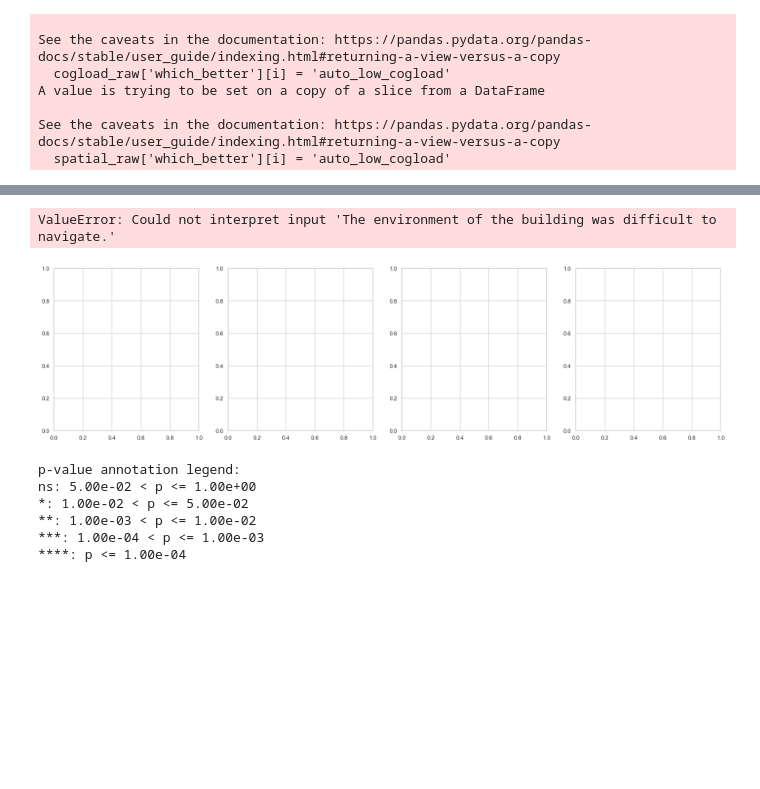
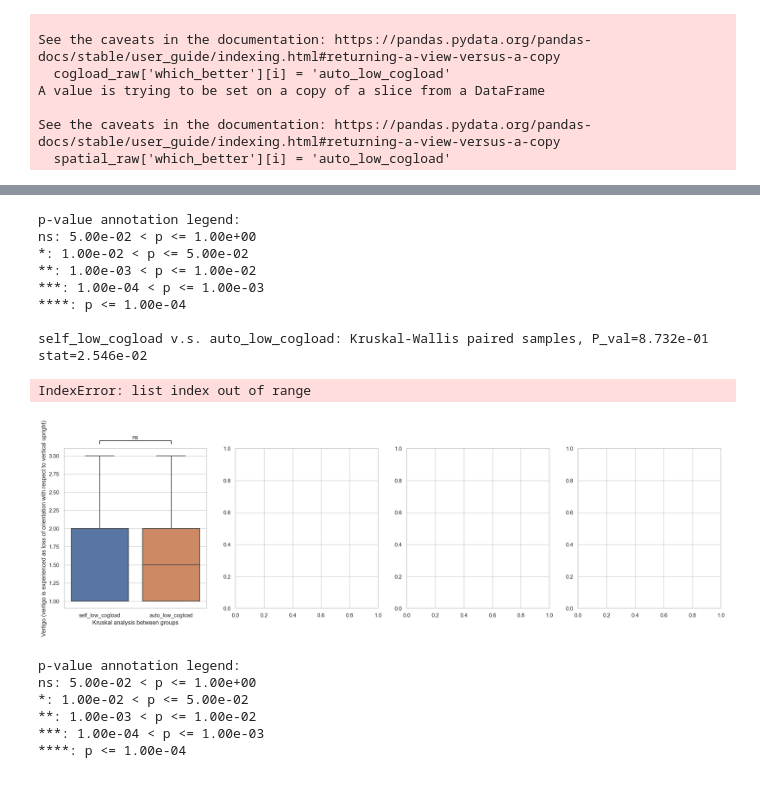
Before and after one commit to Tianyu-Zhou/NIST_Way_Finding, a Jupyter notebook: Survey.ipynb, the cells around one changed output, grey strips where cells are left out. Saved outputs shown, nothing was run; the diff lists cells and outputs as text; code cells hidden in the pictures; blank space fills up the shorter version.

```diff
--- a/Survey.ipynb
+++ b/Survey.ipynb
@@ -10,12 +10,12 @@ from statannot import add_stat_annotation
 
 # from ComparisionPlot import FourGroupBoxPlot
 # %%
-information_raw = pd.read_csv("../../data/questionnaire/Basic Information.csv")
-cogload_raw = pd.read_csv("../../data/questionnaire/Cognitive Load.csv")
-spatial_raw = pd.read_csv("../../data/questionnaire/Spatial Survey.csv")
-auto_low_list = ['06', '08', '13', '15', '19', '22', '24']
-self_low_list = ['01', '02', '03', '04', '05', '07', '09', '11', '14', '16', '17', '18', '20', '21', '23', '25', '26']
-not_include = ['12']
+information_raw = pd.read_csv("../../data/questionnaire/ICIC VR - Basic Information.csv")
+cogload_raw = pd.read_csv("../../data/questionnaire/Firefighter Project Cognitive Load Survey.csv")
+spatial_raw = pd.read_csv("../../data/questionnaire/Spatial Survey (Firefighter Project).csv")
+auto_low_list = ['06', '08', '13', '15', '19', '22', '24', '27', '29', '31']
+self_low_list = ['01', '02', '03', '04', '05', '07', '09', '11', '14', '16', '17', '18', '20', '21', '23', '25', '26', '28', '30']
+not_include = ['10','12']
 auto_low_list = list(map(int,auto_low_list))
 self_low_list = list(map(int,self_low_list))
 not_include = list(map(int,not_include))
@@ -130,10 +125,10 @@ cogload_raw
 sns.set(style = 'whitegrid')
 # x = 'Experiment Group'
 x = 'which_better'
-y_list = ["The environment of the building was difficult to navigate.",
-         "The procedure of searching for targets in a multi-story building was complex.",
-         "I do not consider myself to have a good sense of direction (ability to know one’s location and perform wayfinding).",
-         "I invested a high mental effort in the searching tasks."]
+# y_list = ["The environment of the building was difficult to navigate.",
+#          "The procedure of searching for targets in a multi-story building was complex.",
+#          "I do not consider myself to have a good sense of direction (ability to know one’s location and perform wayfinding).",
+#          "I invested a high mental effort in the searching tasks."]
 # y_list = ["The way in which the instruction was presented on the UI panel (not content-related) was unclear.",
 #          "The way in which the instruction was presented on the UI panel (not content-related) was confusing.",
 #          "The change of brightness in UI during the experiment was distracting.",
@@ -144,7 +139,7 @@ y_list = ["The environment of the building was difficult to navigate.",
 #          "Using the UI panel helped me deal with instruction in a similar search task."]
 # y_list = ["General discomfort","Fatigue","Eyestrain","Difficulty focusing"]
 # y_list = ["Headache","Fullness of head","Blurred vision","Dizzy (eyes closed)"]
-# y_list = ["Vertigo (vertigo is experienced as loss of orientation with respect to vertical upright)"]
+y_list = ["Vertigo (vertigo is experienced as loss of orientation with respect to vertical upright)"]
 # order = ["Automatic UI","Control Group","Self-control UI"]
 order = ["self_low_cogload","auto_low_cogload"]
 # method = 'Wilcoxon'
@@ -220,35 +215,43 @@ if plot_line:
       axes[2].plot(plot_data)
 test_results = add_stat_annotation(ax=axes[2], data=data, x=x, y=y,order=order,
                                  box_pairs=box_pairs,
                                  test=method,
                                  comparisons_correction=None,
                                  text_format='star', loc='outside', verbose=1,
                                  )
 axes[2].set(xlabel = method + ' analysis between groups', ylabel=y)
 
 y = y_list[3]
 axes[3] = sns.boxplot(ax = axes[3],data=data, x=x, y=y,order=order,)
 if plot_line:
    for i in range(0,len(data),3):
       plot_data = np.zeros(3)
       for j in range(3):
          if data[[x]].values.ravel()[i+j] == order[0]:
             plot_data[0] = data[[y]].values.ravel()[i+j]
          if data[[x]].values.ravel()[i+j] == order[1]:
             plot_data[1] = data[[y]].values.ravel()[i+j]
          if data[[x]].values.ravel()[i+j] == order[2]:
             plot_data[2] = data[[y]].values.ravel()[i+j]
       axes[3].plot(plot_data)
 test_results = add_stat_annotation(ax=axes[3], data=data, x=x, y=y,order=order,
                                  box_pairs=box_pairs,
                                  test=method,
                                  comparisons_correction=None,
                                  text_format='star', loc='outside', verbose=1,
                                  )
 axes[3].set(xlabel = method + ' analysis between groups', ylabel=y)
 # %% [output]
-ValueError: Could not interpret input 'The environment of the building was difficult to navigate.'
+p-value annotation legend:
+ns: 5.00e-02 < p <= 1.00e+00
+*: 1.00e-02 < p <= 5.00e-02
+**: 1.00e-03 < p <= 1.00e-02
+***: 1.00e-04 < p <= 1.00e-03
+****: p <= 1.00e-04
+
+self_low_cogload v.s. auto_low_cogload: Kruskal-Wallis paired samples, P_val=8.732e-01 stat=2.546e-02
+IndexError: list index out of range
-[figure, old version]
+[figure, new version]
 # %%
 sns.set(style = 'whitegrid')
 x = 'Experiment Group'
```
Also changed, not shown: parts of 2 cells of this notebook, 1 other file.
